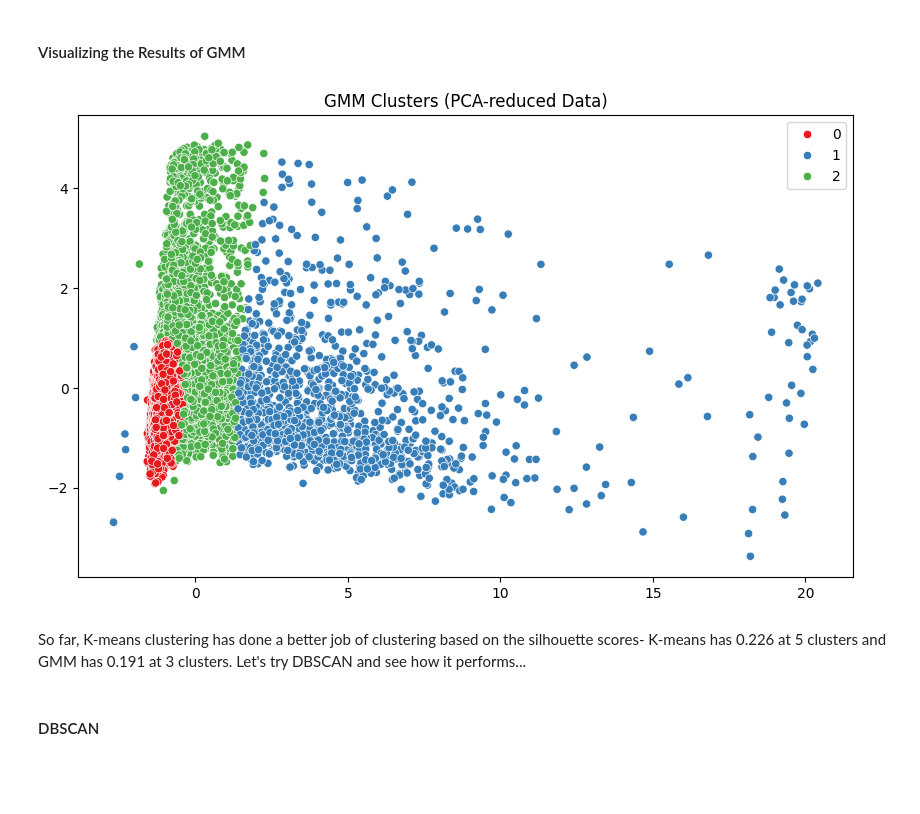
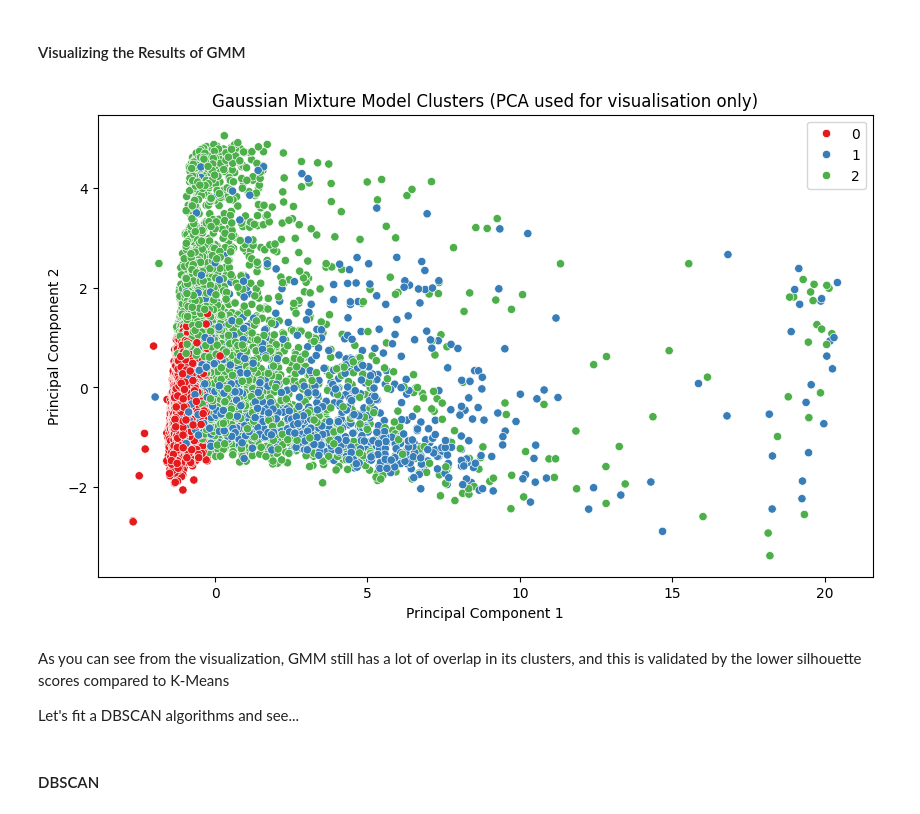
Before and after one commit to WamzMwangi/Advanced_Machine_Learning, a Jupyter notebook: Clustering_Algorithms/Spotify_clustering_project.ipynb, the cells around one changed output. Saved outputs shown, nothing was run; the diff lists cells and outputs as text; code cells hidden in the pictures; blank space fills up the shorter version.

```diff
--- a/Clustering_Algorithms/Spotify_clustering_project.ipynb
+++ b/Clustering_Algorithms/Spotify_clustering_project.ipynb
@@ -295,13 +316,29 @@ labels_gmm = gmm_final.predict(pca_result)
-# %%
-#plot the clusters
-plt.figure(figsize=(10, 6))
-sns.scatterplot(x=pca_result[:, 0], y=pca_result[:, 1], hue=labels_gmm, palette='Set1')
-plt.title('GMM Clusters (PCA-reduced Data)')
-plt.show()
-# %% [output]
-[figure, removed]
+# %%
+# cluster on the full data, but visualise using PCA only
+gmm_final = GaussianMixture(n_components=3,covariance_type='full', random_state=42)
+gmm_final.fit(scaled_df)
+labels_gmm = gmm_final.predict(scaled_df)
+
+
+# reduce to 2D for visualisation only
+from sklearn.decomposition import PCA
+
+pca = PCA(n_components=2)
+pca_result = pca.fit_transform(scaled_df)
+
+# plot your graph
+plt.figure(figsize=(10, 6))
+sns.scatterplot(x=pca_result[:, 0], y=pca_result[:, 1], hue=labels_gmm, palette='Set1')
+plt.title('Gaussian Mixture Model Clusters (PCA used for visualisation only)')
+plt.xlabel('Principal Component 1')
+plt.ylabel('Principal Component 2')
+plt.show()
+# %% [output]
+[figure, added]
 # %% [markdown]
-So far, K-means clustering has done a better job of clustering based on the silhouette scores- K-means has 0.226 at 5 clusters and GMM has 0.191 at 3 clusters. Let's try DBSCAN and see how it performs...
+As you can see from the visualization, GMM still has a lot of overlap in its clusters, and this is validated by the lower silhouette scores compared to K-Means
+
+Let's fit a DBSCAN algorithms and see...
 # %% [markdown]
 #### DBSCAN
 # %% [markdown]
```
Also changed, not shown: parts of 29 cells of this notebook.
